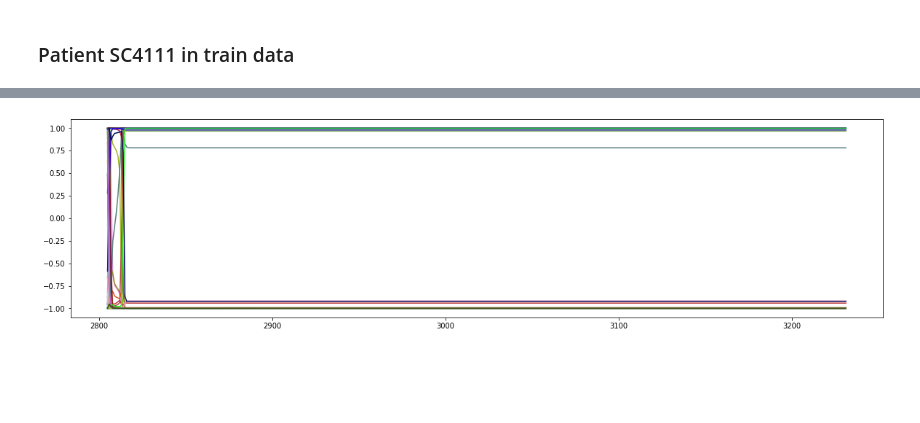
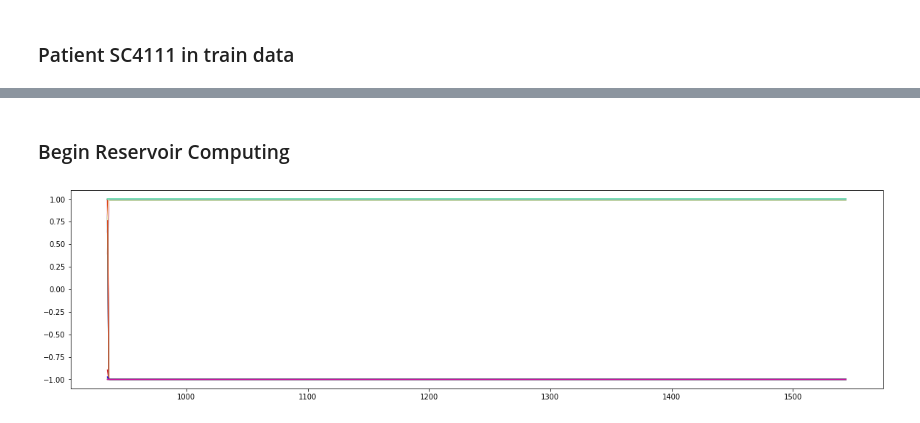
Before and after one commit to btrendler/v3_project_winter, a Jupyter notebook: reservoir_computing.ipynb, the cells around one changed output, grey strips where cells are left out. Cells and saved outputs as stored; diff of their text form; code cells hidden in the pictures; blank space fills up the shorter version.

```diff
--- a/reservoir_computing.ipynb
+++ b/reservoir_computing.ipynb
@@ -11,6 +11,8 @@ import networkx as nx
 import itertools
 
 import matplotlib.pyplot as plt
+import matplotlib as mpl
+mpl.rcParams['figure.dpi'] = 300
 plt.rcParams["figure.figsize"] = [20, 5]
 
 # Set seed for reproducibility
@@ -180,7 +182,7 @@ _ = rc.plot3d(U_pred.T, color="darkgreen")
 # %% [markdown]
 ### Explore Data
 # %%
-data_path = 'sleep-cassette-aggregate.npz'
+data_path = 'sc-agg-f16.npz'
 data = np.load(data_path)
 print(data.__dir__())
 # %% [output]
@@ -265,13 +283,17 @@ T, C = patient.shape
 # Analyze just the sleep time
 sleep_start = np.argmax(patient[:, -1] > 0)
 sleep_end = T - np.argmax(patient[:, -1][::-1] > 0)
-patient_sleep = patient[sleep_start:sleep_end]
+patient_sleep = np.abs(patient[sleep_start:sleep_end])
 n = len(patient_sleep[:, -1])
 
 # Training Data
 t = np.linspace(sleep_start, sleep_end, n)
+print(t.shape)
 
 # Time Series with first channel
-u = CubicSpline(t, patient_sleep[:,:20])
+u = CubicSpline(t, patient_sleep[:,:2])
 
-U_train = u(t[:2000])
+print(u(t).shape, patient_sleep.shape)
+plt.plot(t, patient_sleep[:,0])
+
+U_train = u(t[:200])
@@ -278,19 +304,21 @@ U_train = u(t[:2000])
+# %% [markdown]
+### Begin Reservoir Computing
 # %%
 # Begin the Reservoir Computing
 
 # Parameters
-dim = 20
+dim = 2
 n = 50
 gamma = 5
 sigma = 0.14
 alpha = 1e-6
-rho = 50
+rho = 3
 mean_degree = 1
 density = mean_degree / n
 
 # Adjacency matrix with zero edges
-A = np.zeros((n, n))
-# A = (np.random.rand(n, n) < density).astype(float)
+# A = np.zeros((n, n))
+A = (np.random.rand(n, n) < density).astype(float)
 
 ######################################################
 # The rest of the code is exactly the same as before #
@@ -302,7 +330,7 @@ W_in = np.random.rand(n, dim) - .5
 # ODE IVP definition and numerical solution
 drdt = lambda r, t : gamma * (-r + np.tanh(rho * A @ r + sigma * W_in @ u(t)))
 r0 = np.random.rand(n)
-states = integrate.odeint(drdt, r0, t[:2000])
+states = integrate.odeint(drdt, r0, t[:200])
 
 # Training step. Project training data onto reservoir states
 W_out =  U_train.T @ states @ np.linalg.inv(states.T @ states )
@@ -310,13 +338,13 @@ W_out =  U_train.T @ states @ np.linalg.inv(states.T @ states )
 # Prediction ODE IVP definition and solution
 trained_drdt = lambda r, t : gamma * (-r + np.tanh(rho * A @ r + sigma * W_in @ W_out @ r))
 r0_pred = states[-1, :]
-pred_states = integrate.odeint(trained_drdt, r0_pred, t[2000:])
+pred_states = integrate.odeint(trained_drdt, r0_pred, t[200:])
 
 # Map reservoir states onto the dynamical system space
 U_pred = W_out @ pred_states.T
 # %%
 plt.rcParams["figure.figsize"] = [20, 5]
-rc.plot2d(t[:427], pred_states)
+rc.plot2d(t[:609], pred_states)
 plt.show()
 # %% [output]
-[figure, old version]
+[figure, new version]
```
Also changed, not shown: parts of 28 cells of this notebook, 9 other files.
